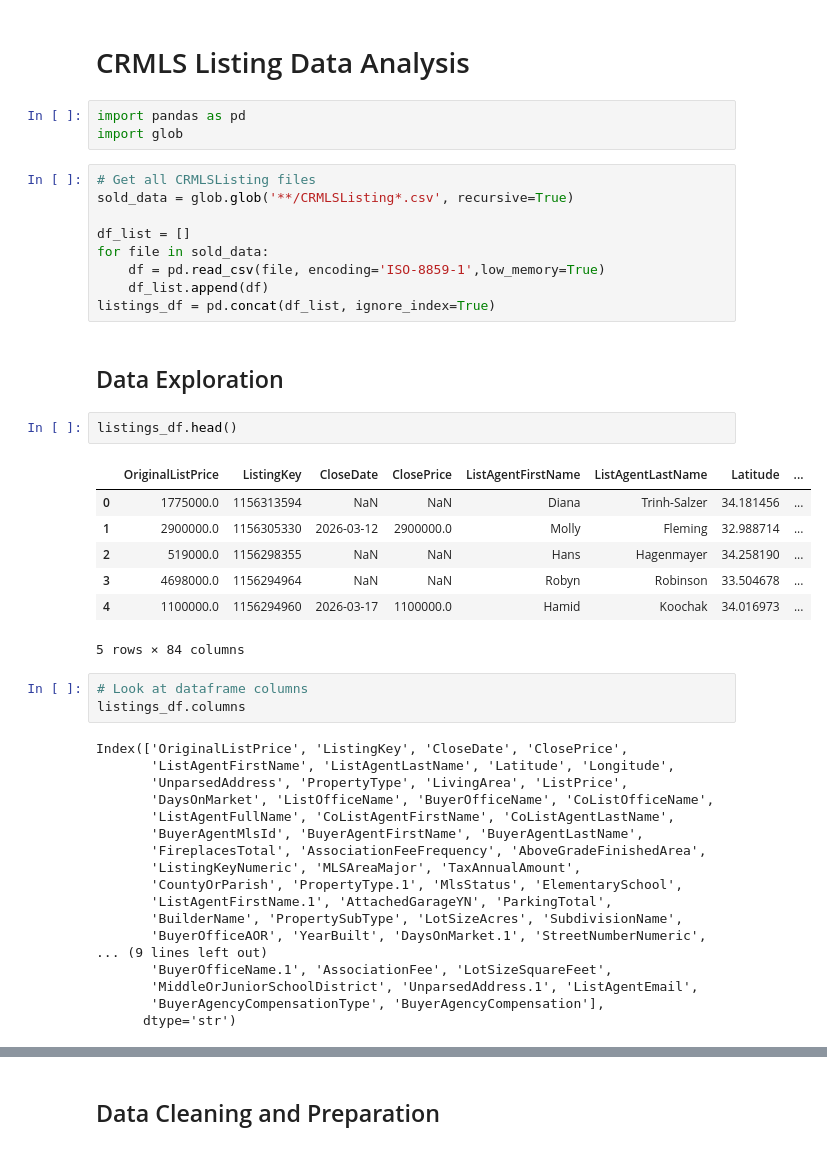
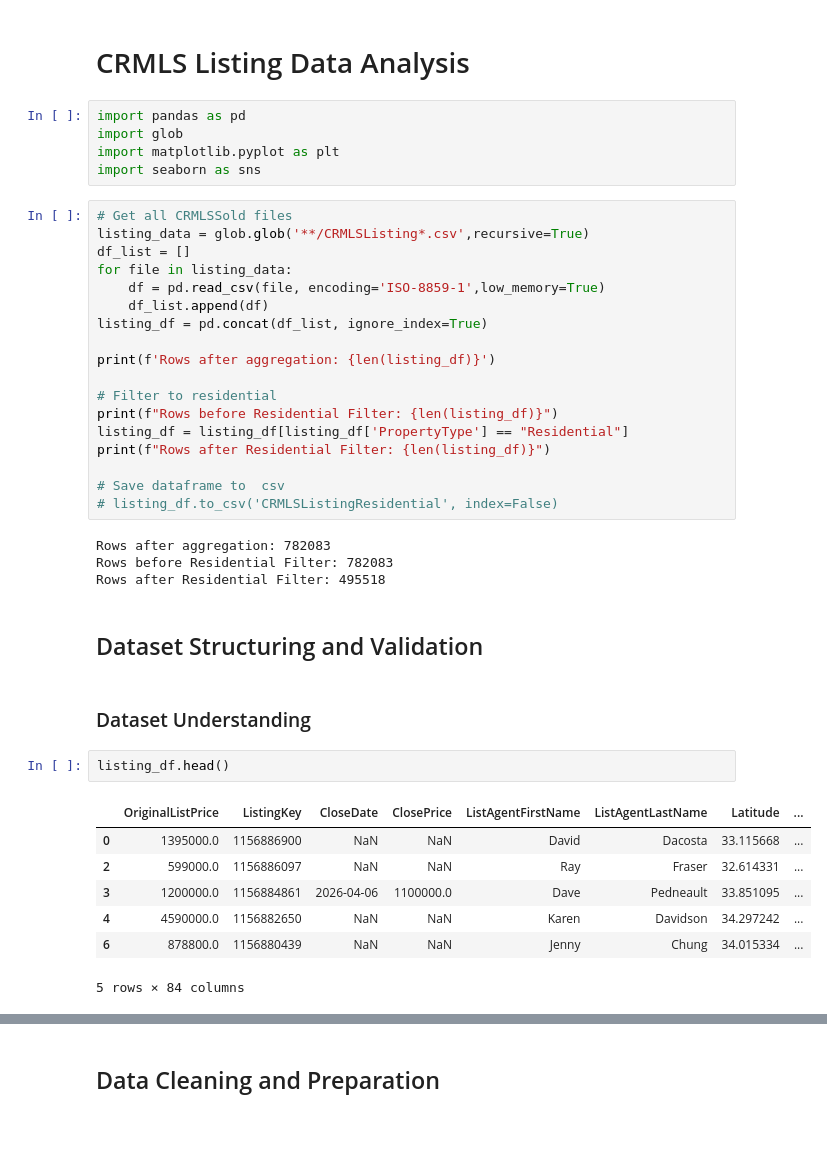
Before and after one commit to BoppingNoodles/IDX_Exchange, a Jupyter notebook: ListingAnalysis.ipynb, the cells around one changed output, grey strips where cells are left out. Cells and saved outputs as stored; diff of their text form.

```diff
--- a/ListingAnalysis.ipynb
+++ b/ListingAnalysis.ipynb
@@ -3,45 +3,41 @@
 # %%
 import pandas as pd
 import glob
+import matplotlib.pyplot as plt
+import seaborn as sns
 # %%
-# Get all CRMLSListing files
-sold_data = glob.glob('**/CRMLSListing*.csv', recursive=True)
-
+# Get all CRMLSSold files
+listing_data = glob.glob('**/CRMLSListing*.csv',recursive=True)
 df_list = []
-for file in sold_data:
+for file in listing_data:
     df = pd.read_csv(file, encoding='ISO-8859-1',low_memory=True)
     df_list.append(df)
-listings_df = pd.concat(df_list, ignore_index=True)
+listing_df = pd.concat(df_list, ignore_index=True)
+
+print(f'Rows after aggregation: {len(listing_df)}')
+
+# Filter to residential
+print(f"Rows before Residential Filter: {len(listing_df)}")
+listing_df = listing_df[listing_df['PropertyType'] == "Residential"]
+print(f"Rows after Residential Filter: {len(listing_df)}")
+
+# Save dataframe to  csv
+# listing_df.to_csv('CRMLSListingResidential', index=False)
+# %% [output]
+Rows after aggregation: 782083
+Rows before Residential Filter: 782083
+Rows after Residential Filter: 495518
 # %% [markdown]
-## Data Exploration
+## Dataset Structuring and Validation
+# %% [markdown]
+### Dataset Understanding
 # %%
-listings_df.head()
+listing_df.head()
 # %% [output]
 |  | OriginalListPrice | ListingKey | CloseDate | ClosePrice | ListAgentFirstName | ListAgentLastName | Latitude | ... |
-| 0 | 1775000.0 | 1156313594 | NaN | NaN | Diana | Trinh-Salzer | 34.181456 | ... |
-| 1 | 2900000.0 | 1156305330 | 2026-03-12 | 2900000.0 | Molly | Fleming | 32.988714 | ... |
-| 2 | 519000.0 | 1156298355 | NaN | NaN | Hans | Hagenmayer | 34.258190 | ... |
-| 3 | 4698000.0 | 1156294964 | NaN | NaN | Robyn | Robinson | 33.504678 | ... |
-| 4 | 1100000.0 | 1156294960 | 2026-03-17 | 1100000.0 | Hamid | Koochak | 34.016973 | ... |
+| 0 | 1395000.0 | 1156886900 | NaN | NaN | David | Dacosta | 33.115668 | ... |
+| 2 | 599000.0 | 1156886097 | NaN | NaN | Ray | Fraser | 32.614331 | ... |
+| 3 | 1200000.0 | 1156884861 | 2026-04-06 | 1100000.0 | Dave | Pedneault | 33.851095 | ... |
+| 4 | 4590000.0 | 1156882650 | NaN | NaN | Karen | Davidson | 34.297242 | ... |
+| 6 | 878800.0 | 1156880439 | NaN | NaN | Jenny | Chung | 34.015334 | ... |
 5 rows × 84 columns
-# %%
-# Look at dataframe columns
-listings_df.columns
-# %% [output]
-Index(['OriginalListPrice', 'ListingKey', 'CloseDate', 'ClosePrice',
-       'ListAgentFirstName', 'ListAgentLastName', 'Latitude', 'Longitude',
-       'UnparsedAddress', 'PropertyType', 'LivingArea', 'ListPrice',
-       'DaysOnMarket', 'ListOfficeName', 'BuyerOfficeName', 'CoListOfficeName',
-       'ListAgentFullName', 'CoListAgentFirstName', 'CoListAgentLastName',
-       'BuyerAgentMlsId', 'BuyerAgentFirstName', 'BuyerAgentLastName',
-       'FireplacesTotal', 'AssociationFeeFrequency', 'AboveGradeFinishedArea',
-       'ListingKeyNumeric', 'MLSAreaMajor', 'TaxAnnualAmount',
-       'CountyOrParish', 'PropertyType.1', 'MlsStatus', 'ElementarySchool',
-       'ListAgentFirstName.1', 'AttachedGarageYN', 'ParkingTotal',
-       'BuilderName', 'PropertySubType', 'LotSizeAcres', 'SubdivisionName',
-       'BuyerOfficeAOR', 'YearBuilt', 'DaysOnMarket.1', 'StreetNumberNumeric',
-... (9 lines left out)
-       'BuyerOfficeName.1', 'AssociationFee', 'LotSizeSquareFeet',
-       'MiddleOrJuniorSchoolDistrict', 'UnparsedAddress.1', 'ListAgentEmail',
-       'BuyerAgencyCompensationType', 'BuyerAgencyCompensation'],
-      dtype='str')
```
Also changed, not shown: parts of 31 cells of this notebook.
